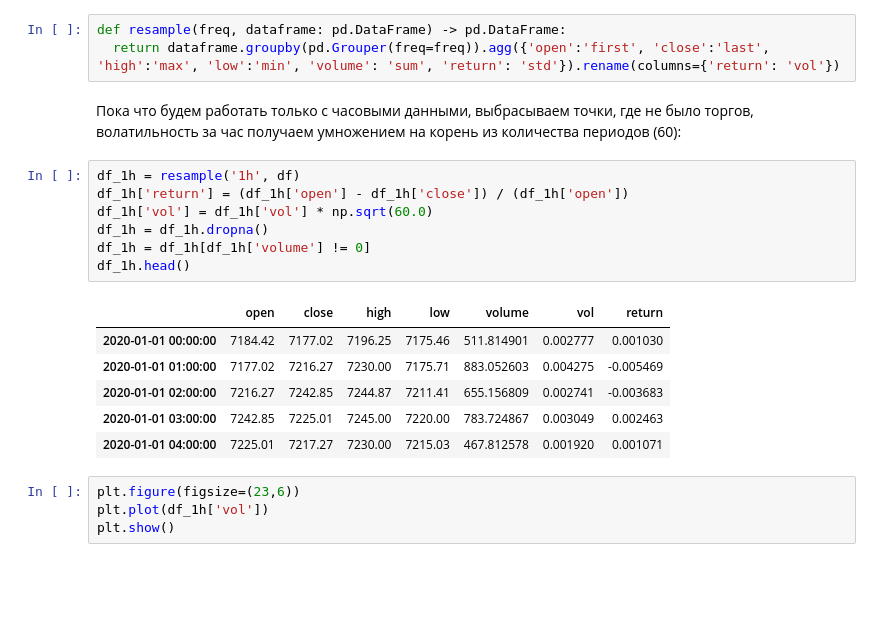
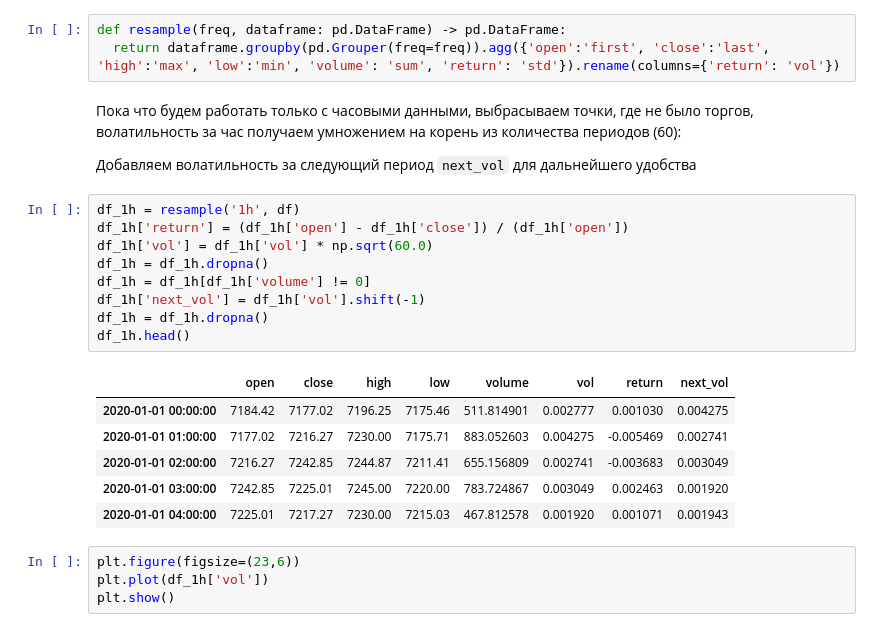
Before and after one commit to lantalex/cmf_relized_vol_prediction, a Jupyter notebook: week-2.ipynb, the cells around one changed output. Saved outputs shown, nothing was run; the diff lists cells and outputs as text; blank space fills up the shorter version.

```diff
--- a/week-2.ipynb
+++ b/week-2.ipynb
@@ -49,20 +49,24 @@ def resample(freq, dataframe: pd.DataFrame) -> pd.DataFrame:
   return dataframe.groupby(pd.Grouper(freq=freq)).agg({'open':'first', 'close':'last', 'high':'max', 'low':'min', 'volume': 'sum', 'return': 'std'}).rename(columns={'return': 'vol'})
 # %% [markdown]
 Пока что будем работать только с часовыми данными, выбрасываем точки, где не было торгов, волатильность за час получаем умножением на корень из количества периодов (60):
+
+Добавляем волатильность за следующий период `next_vol` для дальнейшего удобства
 # %%
 df_1h = resample('1h', df)
 df_1h['return'] = (df_1h['open'] - df_1h['close']) / (df_1h['open'])
 df_1h['vol'] = df_1h['vol'] * np.sqrt(60.0)
 df_1h = df_1h.dropna()
 df_1h = df_1h[df_1h['volume'] != 0]
+df_1h['next_vol'] = df_1h['vol'].shift(-1)
+df_1h = df_1h.dropna()
 df_1h.head()
 # %% [output]
-|  | open | close | high | low | volume | vol | return |
-| 2020-01-01 00:00:00 | 7184.42 | 7177.02 | 7196.25 | 7175.46 | 511.814901 | 0.002777 | 0.001030 |
-| 2020-01-01 01:00:00 | 7177.02 | 7216.27 | 7230.00 | 7175.71 | 883.052603 | 0.004275 | -0.005469 |
-| 2020-01-01 02:00:00 | 7216.27 | 7242.85 | 7244.87 | 7211.41 | 655.156809 | 0.002741 | -0.003683 |
-| 2020-01-01 03:00:00 | 7242.85 | 7225.01 | 7245.00 | 7220.00 | 783.724867 | 0.003049 | 0.002463 |
-| 2020-01-01 04:00:00 | 7225.01 | 7217.27 | 7230.00 | 7215.03 | 467.812578 | 0.001920 | 0.001071 |
+|  | open | close | high | low | volume | vol | return | next_vol |
+| 2020-01-01 00:00:00 | 7184.42 | 7177.02 | 7196.25 | 7175.46 | 511.814901 | 0.002777 | 0.001030 | 0.004275 |
+| 2020-01-01 01:00:00 | 7177.02 | 7216.27 | 7230.00 | 7175.71 | 883.052603 | 0.004275 | -0.005469 | 0.002741 |
+| 2020-01-01 02:00:00 | 7216.27 | 7242.85 | 7244.87 | 7211.41 | 655.156809 | 0.002741 | -0.003683 | 0.003049 |
+| 2020-01-01 03:00:00 | 7242.85 | 7225.01 | 7245.00 | 7220.00 | 783.724867 | 0.003049 | 0.002463 | 0.001920 |
+| 2020-01-01 04:00:00 | 7225.01 | 7217.27 | 7230.00 | 7215.03 | 467.812578 | 0.001920 | 0.001071 | 0.001943 |
 # %%
 plt.figure(figsize=(23,6))
 plt.plot(df_1h['vol'])
```
Also changed, not shown: parts of 14 cells of this notebook.
